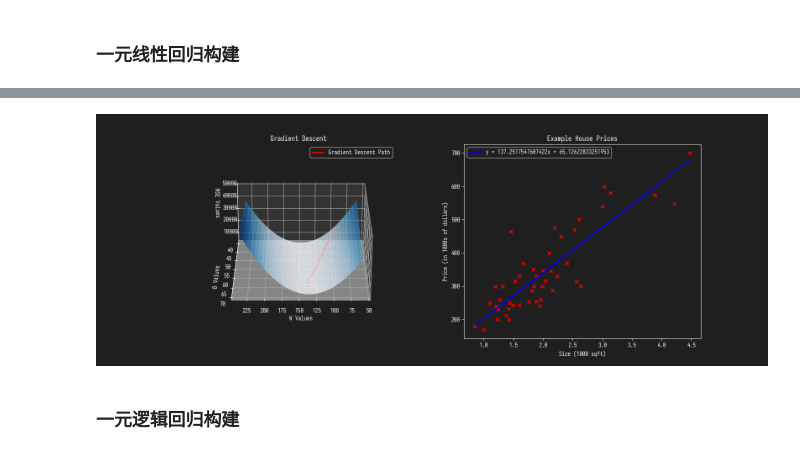
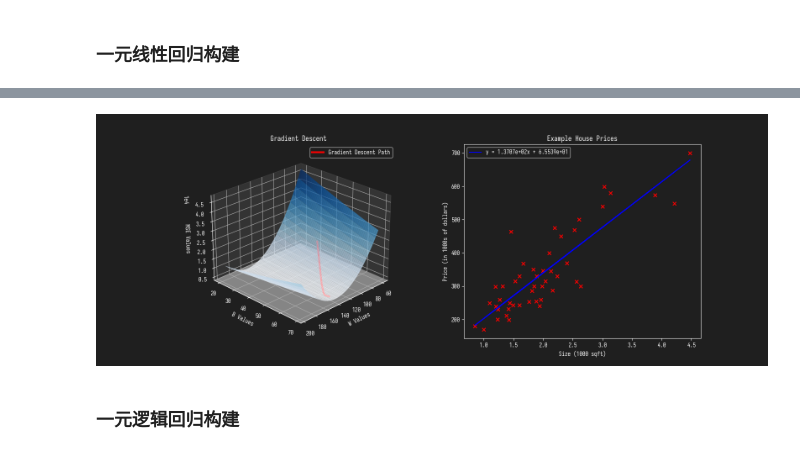
Before and after one commit to deathknight0718/foliage-note, a Jupyter notebook: 202503090108.ipynb, the cells around one changed output, grey strips where cells are left out. Cells and saved outputs as stored; diff of their text form; code cells hidden in the pictures.

```diff
--- a/202503090108.ipynb
+++ b/202503090108.ipynb
@@ -75,9 +77,9 @@ Cost is 4.1214e+03, Weights is 1.3725e+02, Bias is 6.5126e+01
 # %%
 %config InlineBackend.print_figure_kwargs = {"bbox_inches": None}
 
-W = torch.arange(60, 240, 5).type(torch.float32).to(DEVICE)
-B = torch.arange(40, 70, 1).type(torch.float32).to(DEVICE)
-W, B = torch.meshgrid(W, B)
+W = torch.arange(60, 200, 5).type(torch.float32).to(DEVICE)
+B = torch.arange(20, 70, 1).type(torch.float32).to(DEVICE)
+W, B = torch.meshgrid(W, B, indexing='xy')
 
 def compute_cost(w, b):
     costs = []
@@ -86,41 +88,39 @@ def compute_cost(w, b):
         costs.append(CRITERION(predictions, Y))
     return torch.stack(costs)
 
 Z = torch.vmap(compute_cost, in_dims=(0, 0))(W, B)
 
 X = X.cpu().detach().numpy()
 Y = Y.cpu().detach().numpy()
 W = W.cpu().detach().numpy()
 B = B.cpu().detach().numpy()
 Z = Z.cpu().detach().numpy()
 
 figure = matplotlib.pyplot.figure(figsize=(16, 6))
 axes1 = figure.add_subplot(1, 2, 1, projection="3d")
 surface = axes1.plot_surface(W, B, Z, cmap=matplotlib.cm.Blues, alpha=0.75)
 
-axes1.view_init(elev=25, azim=90, roll=0)
+axes1.view_init(elev=25, azim=45, roll=0)
 axes1.set_title("Gradient Descent")
 axes1.set_xlabel("W Values")
 axes1.set_ylabel("B Values")
-axes1.set_zlabel("MSE Values", labelpad=10)
-
-tws, tbs, mse = HISTORY[:, 0], HISTORY[:, 1], HISTORY[:, 2]
-axes1.plot3D(tws, tbs, mse, color="red", linewidth=2, label="Gradient Descent Path")
+axes1.set_zlabel("MSE Values")
+axes1.ticklabel_format(style='sci', axis='z', scilimits=(0,0))
+axes1.plot3D(HISTORY[:, 0], HISTORY[:, 1], HISTORY[:, 2], color="red", linewidth=3, label="Gradient Descent Path")
 axes1.legend()
-axes1.set_box_aspect([2, 2, 1])
 
 axes2 = figure.add_subplot(1, 2, 2)
 
 axes2.scatter(X[:, 0], Y, marker="x", c="r")
-axes2.plot(X[:, 0], FW[0][0] * X[:, 0] + FB[0], color="blue", label=f"y = {FW[0][0]}x + {FB[0]}")
+axes2.plot(X[:, 0], FW[0][0] * X[:, 0] + FB[0], color="blue", label=f"y = {FW[0][0]:.4e}x + {FB[0]:.4e}")
 axes2.set_title("Example House Prices")
 axes2.set_xlabel("Size (1000 sqft)")
 axes2.set_ylabel("Price (in 1000s of dollars)")
 axes2.legend()
 
 matplotlib.pyplot.show()
 # %% [output]
-[figure, old version]
+[figure, new version]
 # %% [markdown]
 ### 一元逻辑回归构建
 # %%
```
Also changed, not shown: parts of 5 cells of this notebook, 8 other files.
